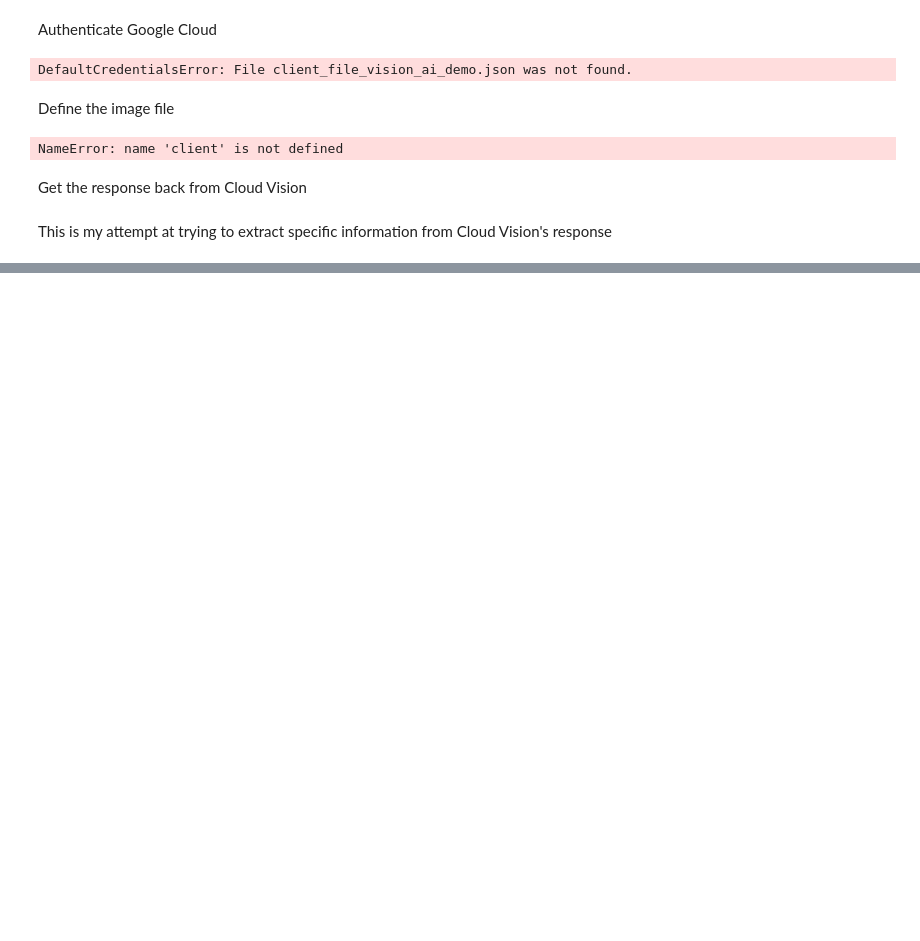
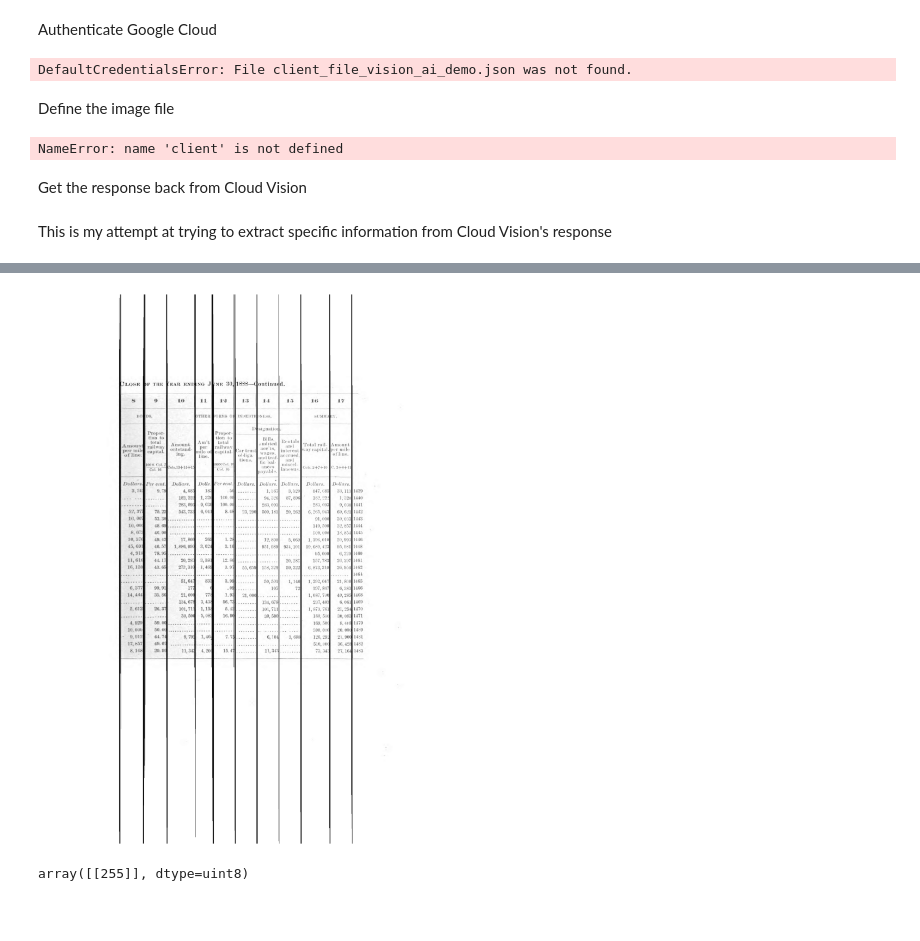
Before and after one commit to MikeJGiordano/OCR_Improvements, a Jupyter notebook: Bounding_Boxes.ipynb, the cells around one changed output, grey strips where cells are left out. Saved outputs shown, nothing was run; the diff lists cells and outputs as text; code cells hidden in the pictures; blank space fills up the shorter version.

```diff
--- a/Bounding_Boxes.ipynb
+++ b/Bounding_Boxes.ipynb
@@ -177,0 +180,55 @@ display('/Users/michaelgiordano/Documents/Research/Leander_Heldring/OCR_Improvem
+# %%
+#Bold the vertical lines
+
+
+edges = cv2.Canny(cvimage,50,150,apertureSize = 3)
+
+
+minLineLength = 100
+maxLineGap = 50
+lines = cv2.HoughLinesP(edges,1,np.pi/1,50,minLineLength,maxLineGap)
+
+#if lines is None:
+#    continue
+
+for x in range(0, len(lines)):
+        for x1,y1,x2,y2 in lines[x]:
+            cv2.line(cvimage,(x1,y1-1500),(x2,y2+1500),(0,0,0),1)
+
+cv2.imwrite('/Users/michaelgiordano/Documents/Research/Leander_Heldring/OCR_Improvements/google_vision_ai_demo/images/1888_Page_161vlines.png', cvimage)
+
+display('/Users/michaelgiordano/Documents/Research/Leander_Heldring/OCR_Improvements/google_vision_ai_demo/images/1888_Page_161vlines.png')
+# %% [output]
+[figure, added]
+# %%
+#Draw the margin box
+
+#Top margin
+cv2.line(kernel,(LeftMargin,TopMargin),(RightMargin,TopMargin),(0,0,0),1)
+#Left margin
+cv2.line(kernel,(LeftMargin,TopMargin),(LeftMargin,BottomMargin),(0,0,0),1)
+#Bottom margin
+cv2.line(kernel,(LeftMargin,BottomMargin),(RightMargin,BottomMargin),(0,0,0),1)
+#Right margin
+cv2.line(kernel,(RightMargin,TopMargin),(RightMargin,BottomMargin),(0,0,0),1)
+# %% [output]
+array([[255]], dtype=uint8)
+# %%
+
+#White out the portion outside of the bottom margin
+kernel = cv2.rectangle(kernel, BLMargin, BRCorner, White, -1)
+
+#White out the portion outside of the left margin
+kernel = cv2.rectangle(kernel, TLMargin, BLMargin, White, -1)
+
+#White out the portion outside of the top margin
+kernel = cv2.rectangle(kernel, TLMargin, TRCorner, White, -1)
+
+#White out the portion outside of the top margin
+kernel = cv2.rectangle(kernel, BRMargin, TRCorner, White, -1)
+
+cv2.imwrite('/Users/michaelgiordano/Documents/Research/Leander_Heldring/OCR_Improvements/google_vision_ai_demo/images/1888_Page_161vlineclose.png', kernel)
+
+display('/Users/michaelgiordano/Documents/Research/Leander_Heldring/OCR_Improvements/google_vision_ai_demo/images/1888_Page_161vlineclose.png')
+# %% [output]
+[figure, added]
```
Also changed, not shown: parts of 15 cells of this notebook.
